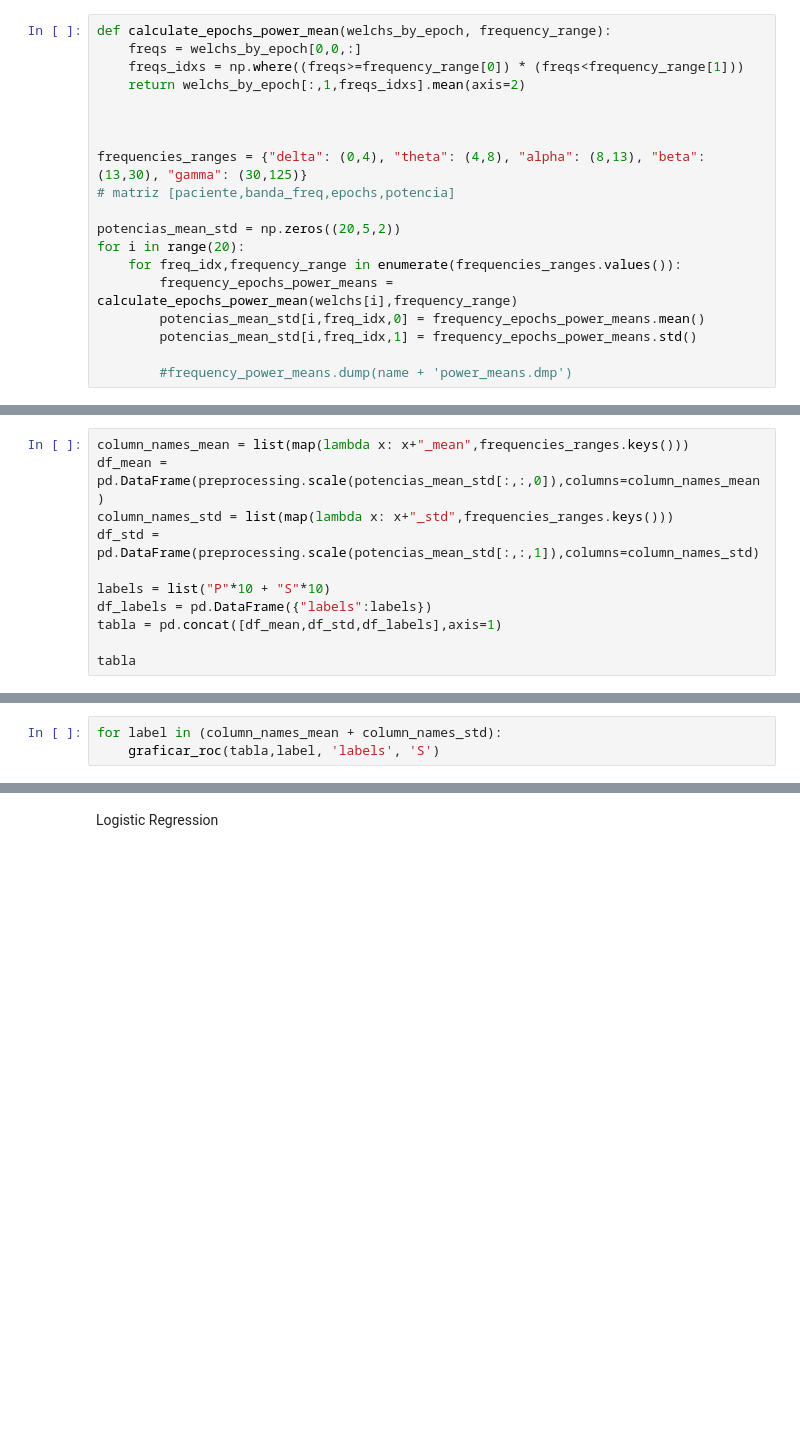
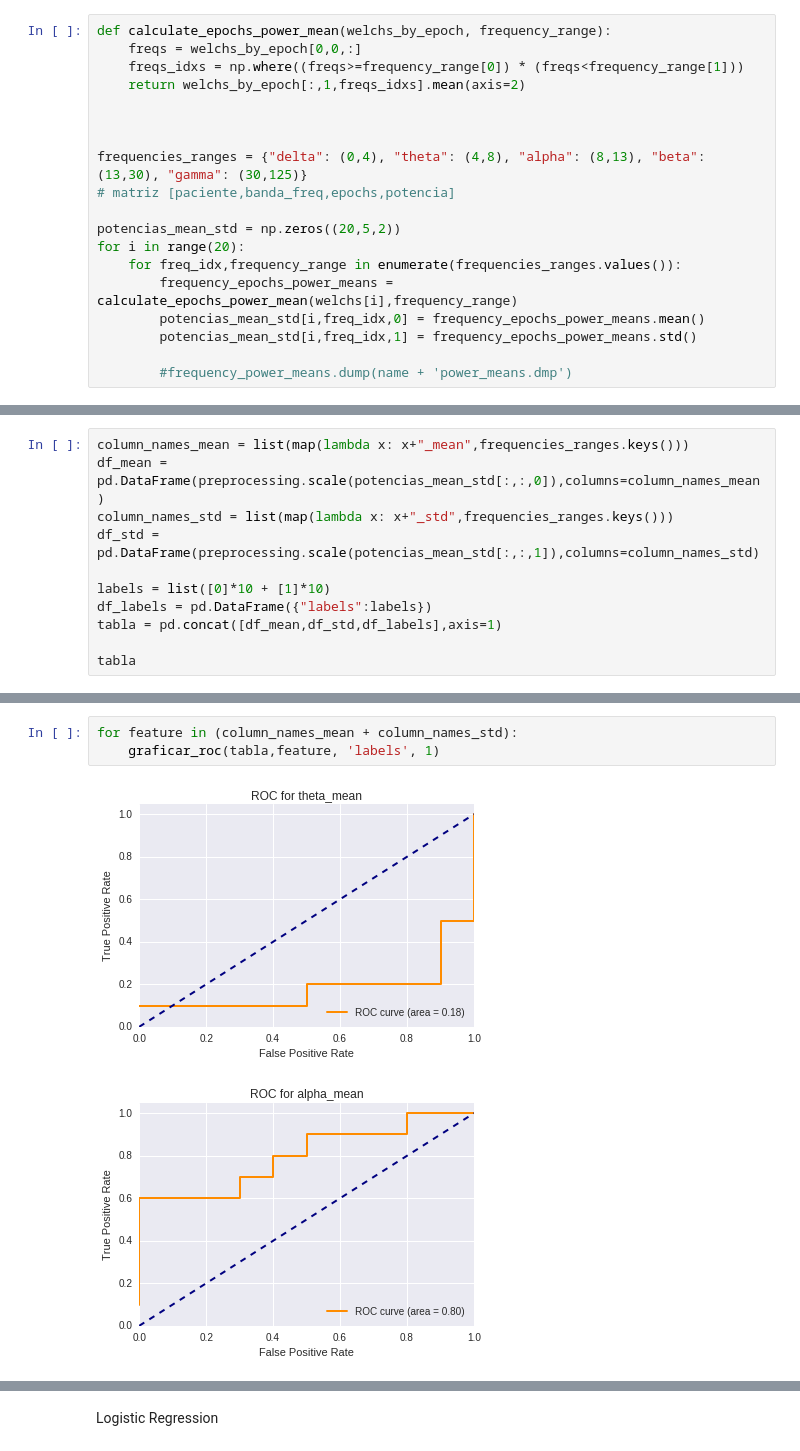
Before and after one commit to MascittiJA/CienciaDatos, a Jupyter notebook: TP3/tp3.ipynb, the cells around one changed output, grey strips where cells are left out. Cells and saved outputs as stored; diff of their text form; blank space fills up the shorter version.

```diff
--- a/TP3/tp3.ipynb
+++ b/TP3/tp3.ipynb
@@ -80,7 +126,7 @@ df_mean = pd.DataFrame(preprocessing.scale(potencias_mean_std[:,:,0]),columns=co
 column_names_std = list(map(lambda x: x+"_std",frequencies_ranges.keys()))
 df_std = pd.DataFrame(preprocessing.scale(potencias_mean_std[:,:,1]),columns=column_names_std)
 
-labels = list("P"*10 + "S"*10)
+labels = list([0]*10 + [1]*10)
 df_labels = pd.DataFrame({"labels":labels})
 tabla = pd.concat([df_mean,df_std,df_labels],axis=1)
 
@@ -108,5 +174,8 @@ def graficar_roc(table, values_column_name, labels_column_name,positivo):
     plt.legend(loc="lower right")
     plt.show()
 # %%
-for label in (column_names_mean + column_names_std):
-    graficar_roc(tabla,label, 'labels', 'S')
+for feature in (column_names_mean + column_names_std):
+    graficar_roc(tabla,feature, 'labels', 1)
+# %% [output]
+[figure, added]
+[figure, added]
```
Also changed, not shown: parts of 10 cells of this notebook.
